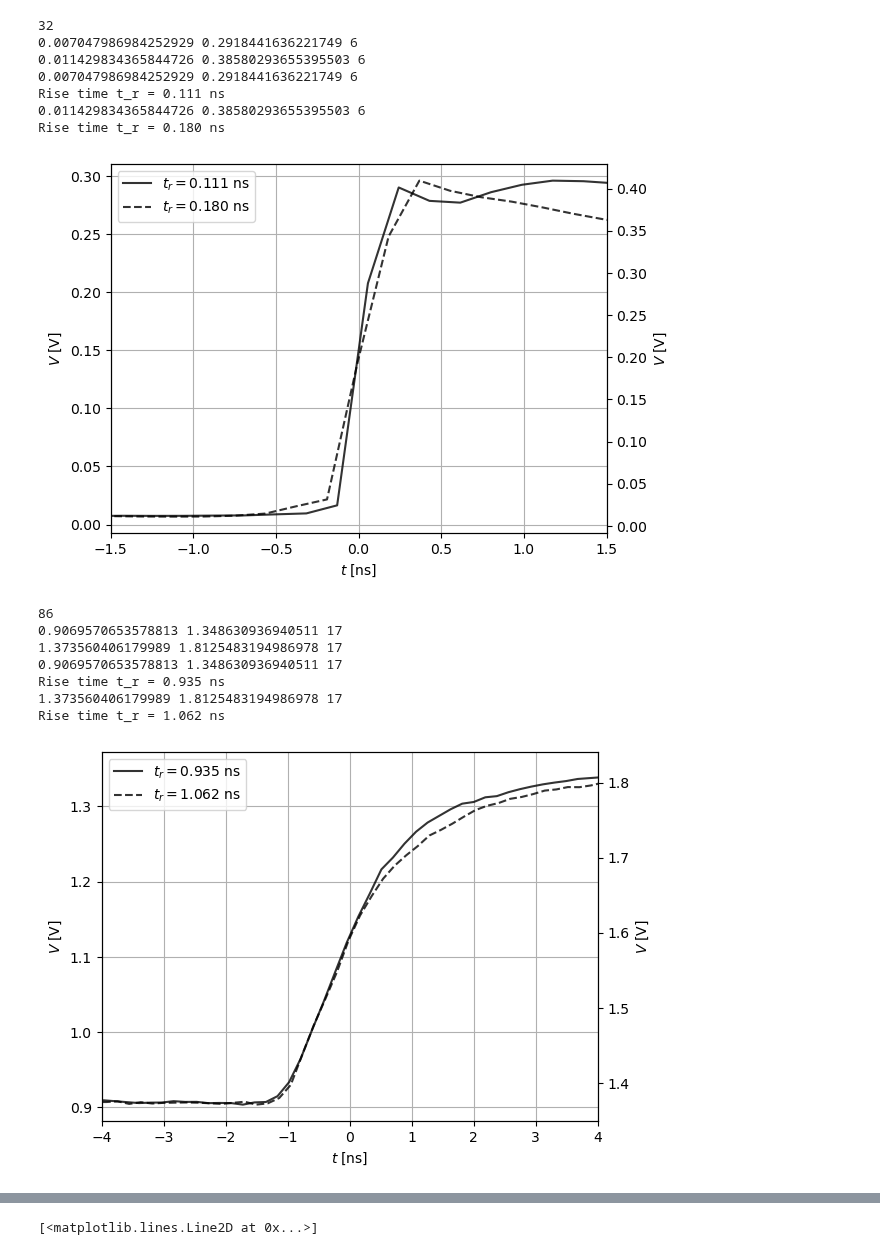
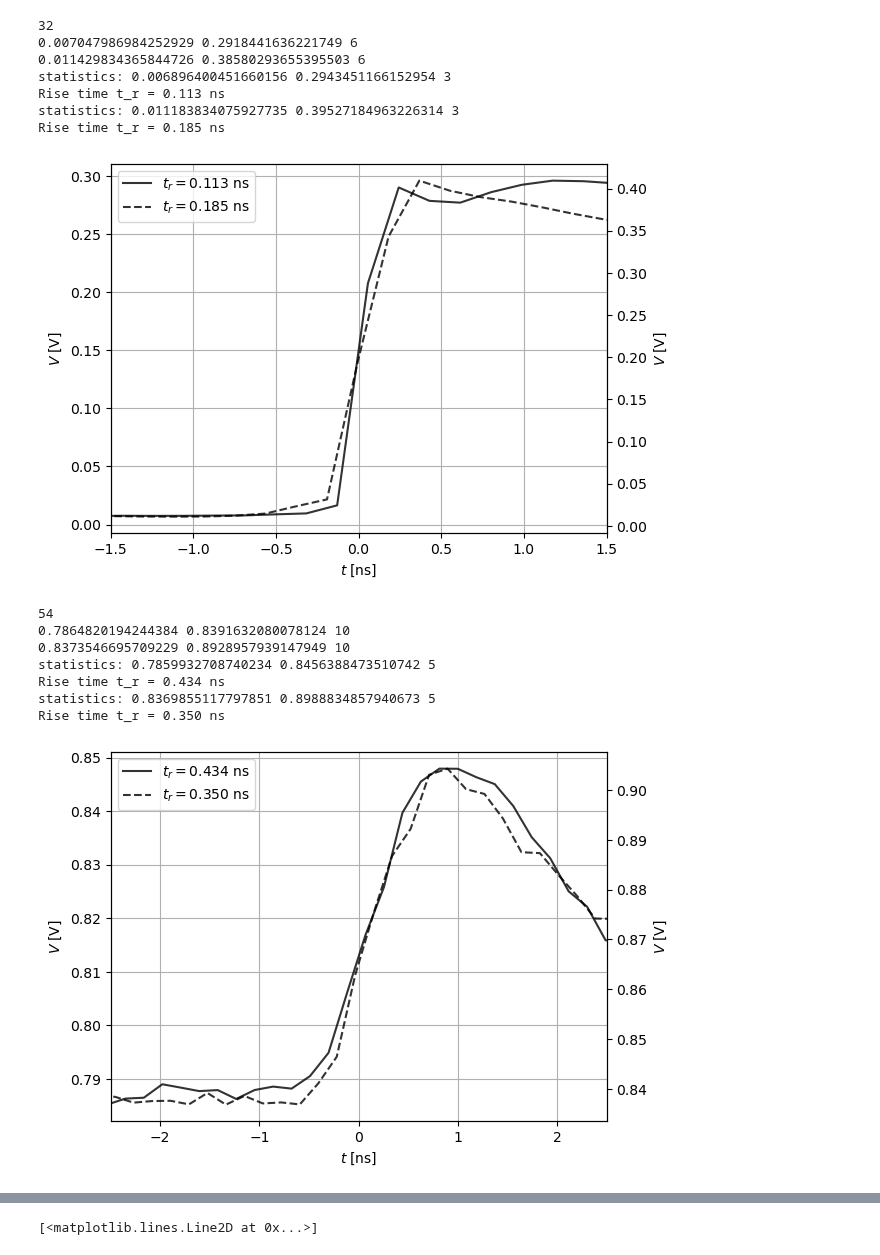
Before and after one commit to jaseg/sampling-mesh-monitor, a Jupyter notebook: risetime_measurements/Risetime.ipynb, the cells around one changed output, grey strips where cells are left out. Cells and saved outputs as stored; diff of their text form; code cells hidden in the pictures.

```diff
--- a/risetime_measurements/Risetime.ipynb
+++ b/risetime_measurements/Risetime.ipynb
@@ -68,28 +68,31 @@ def plot_and_calc(run, ivl_start, ivl_end, ax=None, ylabel=True, grid=True):
 
     def edge_process(xs, ys, color):
         y_sorted = sorted(ys)
-        low = statistics.mean(y_sorted[:len(y_sorted)//5])
-        high = statistics.mean(y_sorted[-len(y_sorted)//5:])
-        print(low, high, len(y_sorted)//5)
+        low = statistics.mean(y_sorted[:len(y_sorted)//10])
+        high = statistics.mean(y_sorted[-len(y_sorted)//10:])
+        print('statistics:', low, high, len(y_sorted)//10)
         amp = high - low
         th_low = low + 0.3 * amp
         th_high = low + 0.7 * amp
 
         x_low, x_high = None, None
+        state = -1
         for x1, x2, y1, y2 in zip(xs, xs[1:], ys, ys[1:]):
-            if y1 < th_low and y2 > th_low:
+            if state == -1 and y1 < th_low and y2 > th_low:
                 x_low = x1 + (x2 - x1) * (th_low - y1) / (y2 - y1)
-            if y1 < th_high and y2 > th_high:
+                state = 0
+            if state == 0 and y1 < th_high and y2 > th_high:
+                state = 1
                 x_high = x1 + (x2 - x1) * (th_high - y1) / (y2 - y1)
-        #ax.axvline(x_low, color=color)
-        #ax.axvline(x_high, color=color)
+        #ax.axvline(x_low, color='red')
+        #ax.axvline(x_high, color='blue')
         tr = x_high - x_low
         print(f'Rise time t_r = {tr:.3f} ns')
         return th_low, th_high, tr
 
 
-    th_low1, th_high1, tr1 = edge_process(t_slice, adc1_slice, 'red')
-    th_low2, th_high2, tr2 = edge_process(t_slice, adc2_slice, 'blue')
+    th_low1, th_high1, tr1 = edge_process(t1, adc1_slice, 'red')
+    th_low2, th_high2, tr2 = edge_process(t2, adc2_slice, 'blue')
 
     if grid:
         ax.grid()
@@ -117,20 +120,20 @@ plot_and_calc('pi3hdx_clipline_risetime_new', 87, 90)
 32
 0.007047986984252929 0.2918441636221749 6
 0.011429834365844726 0.38580293655395503 6
-0.007047986984252929 0.2918441636221749 6
-Rise time t_r = 0.111 ns
-0.011429834365844726 0.38580293655395503 6
-Rise time t_r = 0.180 ns
+statistics: 0.006896400451660156 0.2943451166152954 3
+Rise time t_r = 0.113 ns
+statistics: 0.011183834075927735 0.39527184963226314 3
+Rise time t_r = 0.185 ns
 [figure]
 # %%
-plot_and_calc('max3748_open', 62, 70)
+plot_and_calc('run3_max3748_open', 98, 103)
 # %% [output]
-86
-0.9069570653578813 1.348630936940511 17
-1.373560406179989 1.8125483194986978 17
-0.9069570653578813 1.348630936940511 17
-Rise time t_r = 0.935 ns
-1.373560406179989 1.8125483194986978 17
-Rise time t_r = 1.062 ns
+54
+0.7864820194244384 0.8391632080078124 10
+0.8373546695709229 0.8928957939147949 10
+statistics: 0.7859932708740234 0.8456388473510742 5
+Rise time t_r = 0.434 ns
+statistics: 0.8369855117797851 0.8988834857940673 5
+Rise time t_r = 0.350 ns
-[figure, old version]
+[figure, new version]
 # %%
```
Also changed, not shown: parts of 4 cells of this notebook, 30 other files.
